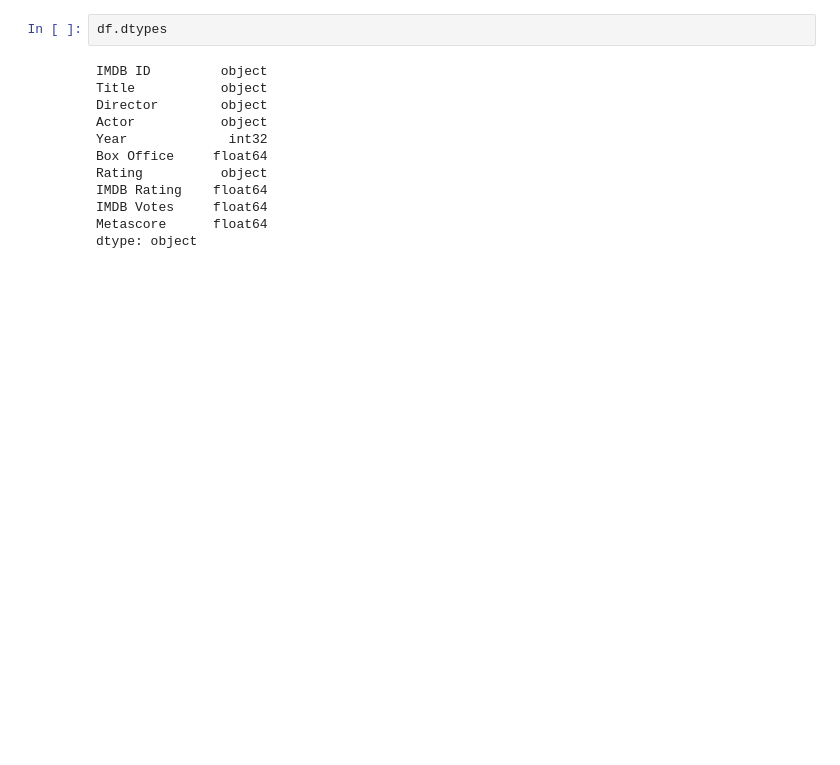
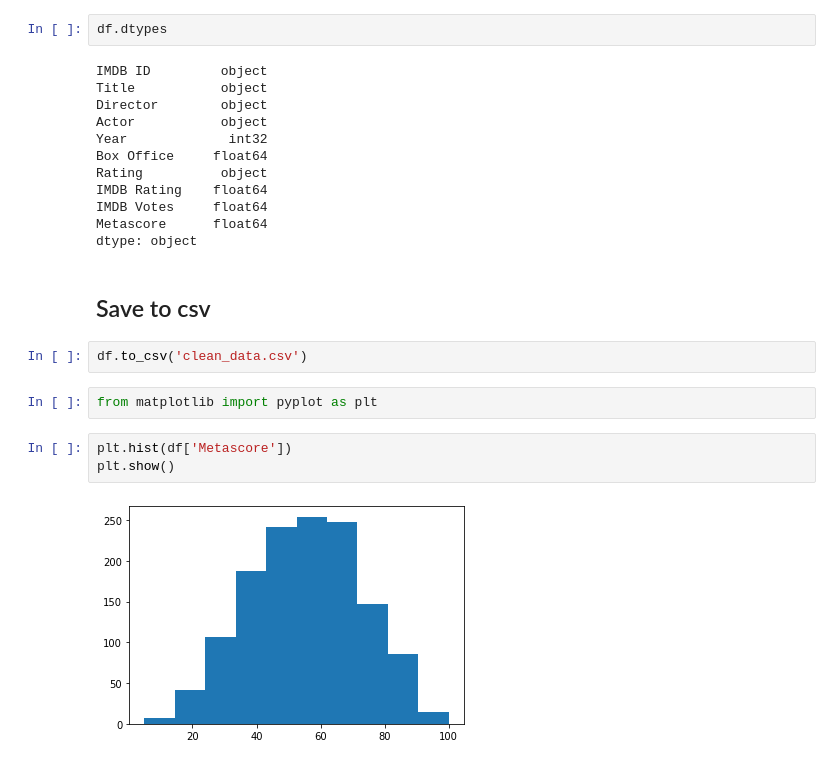
Before and after one commit to TJL30308/sturdy-waddle, a Jupyter notebook: data_cleanup.ipynb, the cells around one changed output. Drawn from its saved outputs; the diff is of its cells as text; blank space fills up the shorter version.

Commit message:
pulled more data

```diff
--- a/data_cleanup.ipynb
+++ b/data_cleanup.ipynb
@@ -122,3 +122,14 @@ IMDB Rating    float64
 IMDB Votes     float64
 Metascore      float64
 dtype: object
+# %% [markdown]
+## Save to csv
+# %%
+df.to_csv('clean_data.csv')
+# %%
+from matplotlib import pyplot as plt
+# %%
+plt.hist(df['Metascore'])
+plt.show()
+# %% [output]
+[figure, added]
```
Also changed, not shown: parts of 6 cells of this notebook, 4 other files.
